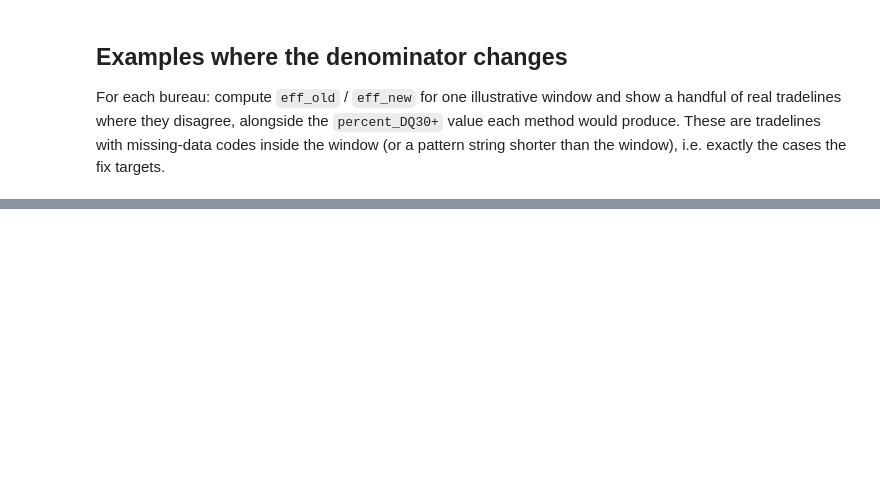
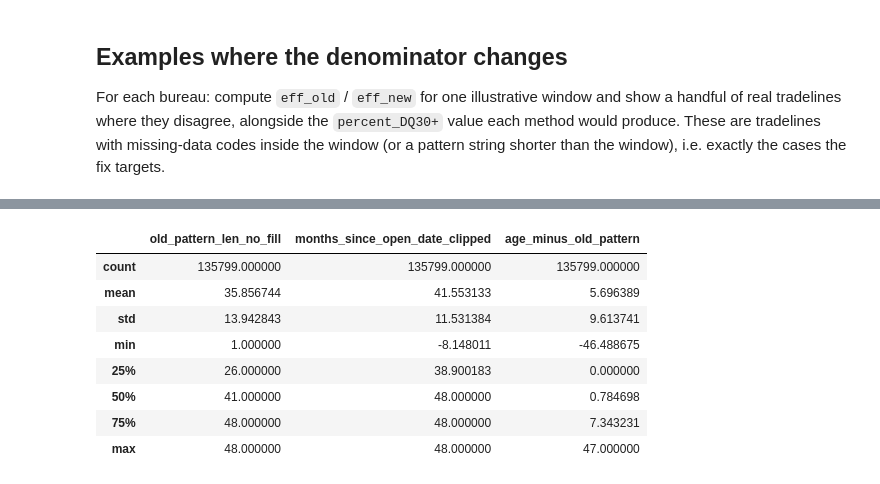
Before and after one commit to jagzest/payment-processor-research, a Jupyter notebook: RealDataExample.ipynb, the cells around one changed output, grey strips where cells are left out. Drawn from its saved outputs; the diff is of its cells as text; code cells hidden in the pictures; blank space fills up the shorter version.

```diff
--- a/RealDataExample.ipynb
+++ b/RealDataExample.ipynb
@@ -285,0 +439,12 @@ has_y
+# %%
+changed[changed['age_minus_new_pattern']<=4][['old_pattern_len_no_fill', 'months_since_open_date_clipped','age_minus_old_pattern']].describe()
+# %% [output]
+|  | old_pattern_len_no_fill | months_since_open_date_clipped | age_minus_old_pattern |
+| count | 135799.000000 | 135799.000000 | 135799.000000 |
+| mean | 35.856744 | 41.553133 | 5.696389 |
+| std | 13.942843 | 11.531384 | 9.613741 |
+| min | 1.000000 | -8.148011 | -46.488675 |
+| 25% | 26.000000 | 38.900183 | 0.000000 |
+| 50% | 41.000000 | 48.000000 | 0.784698 |
+| 75% | 48.000000 | 48.000000 | 7.343231 |
+| max | 48.000000 | 48.000000 | 47.000000 |
```
Also changed, not shown: parts of 34 cells of this notebook, 13 other files.
